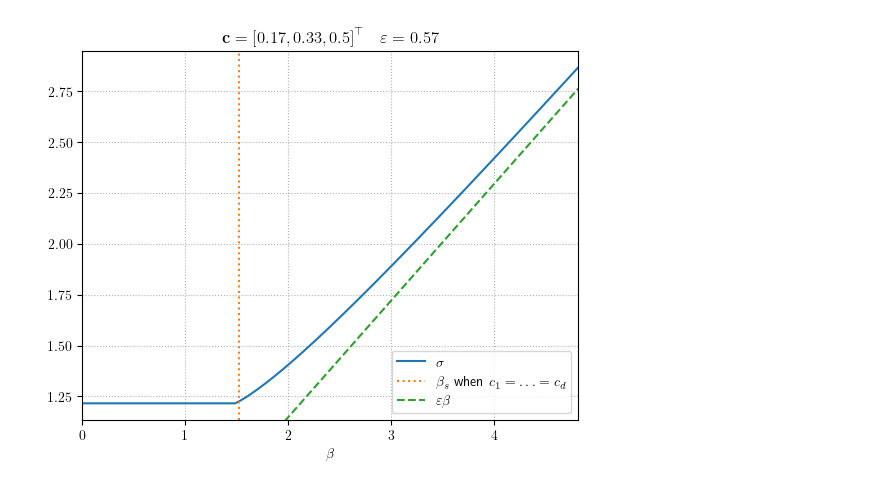
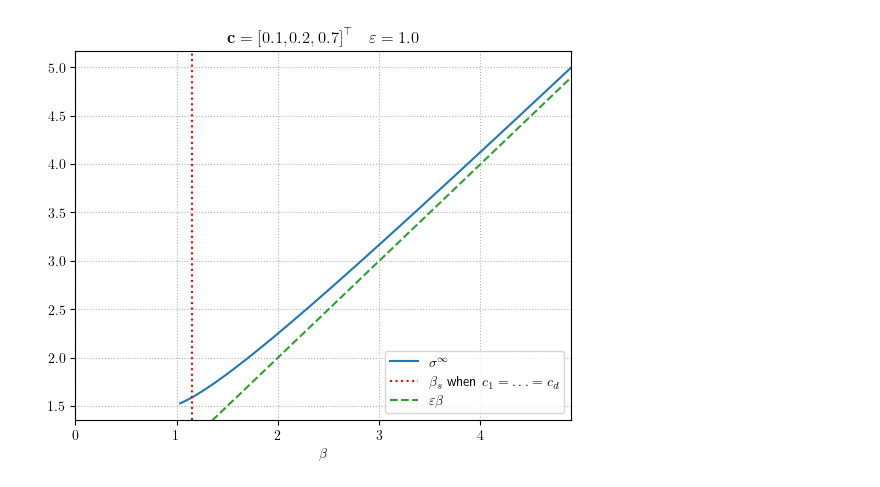
Before and after one commit to HugoLebeau/tensor_rank1approx, a Jupyter notebook: phase_transition.ipynb, the cells around one changed output. Drawn from its saved outputs; the diff is of its cells as text; code cells hidden in the pictures.

```diff
--- a/phase_transition.ipynb
+++ b/phase_transition.ipynb
@@ -10,16 +10,17 @@ plt.style.use('default')
 plt.rcParams["text.usetex"] = True
 # %%
 # Set parameters
-c = np.array([1/6, 1/3, 1/2])
-# c = np.array([1/4, 1/4, 1/4, 1/4])
-eps_r = np.linspace(0.1, 1, 20)
+c = np.array([0.1, 0.2, 0.7])
+eps_r = np.linspace(0.01, 1, 100)
 sigma_r = np.tile(np.linspace(0.1, 5, 200), (eps_r.size, 1))*eps_r[:, None]
+N = 200
 
 d = c.size
+ct = (N**(d-2))*np.prod(c[:-1])/c[-1]
 setting = "$\\mathbf{{c}} = {{{}}}^\\top$".format(list(np.round(c, 2)))
 
-beta_r = np.zeros_like(sigma_r)
-align_r = np.zeros((*sigma_r.shape, c.size))
-mask = np.zeros_like(sigma_r, dtype=bool)
+beta_r = np.empty_like(sigma_r)*np.nan
+align_r = np.empty((*sigma_r.shape, c.size))*np.nan
 beta_pht = np.empty_like(eps_r)*np.nan
 align_pht = np.empty((eps_r.size, d))*np.nan
+kernel_pht = np.empty_like(eps_r)*np.nan
@@ -48,16 +27,34 @@ for i, eps in enumerate(tqdm(eps_r)):
+# %%
+# Compute asymptotic alignments, phase transition and kernel phase transition
+tol = 1e-5
+mask = np.zeros_like(sigma_r, dtype=bool)
+
+for i, eps in enumerate(tqdm(eps_r)):
+    gg = utils.stieltjes(sigma_r[i], c, eps)
+    g, gi = gg['g'].real, gg['gi'].real.T
+    mask[i] = (gg['g'].imag < tol)
+    if np.any(mask[i]):
+        align2 = 1-eps*gi[mask[i]]**2/c
+        align_r[i, mask[i]] = np.sqrt(np.where(align2 < 0, np.nan, align2)) # asymptotic alignments
+        beta_r[i, mask[i]] = (sigma_r[i, mask[i]]/eps+g[mask[i]])/np.prod(align_r[i, mask[i]], axis=1) # beta(sigma)
+        if not np.all(np.isnan(beta_r[i])):
+            beta_pht[i] = np.nanmin(beta_r[i]) # beta at phase transition
+            align_pht[i] = align_r[i, np.nanargmin(beta_r[i])] # alignments at phase transition
+    kernel_pht[i] = np.sqrt(np.roots([1, 2/eps, (1-ct)/eps**2, -2*ct/eps**3, -ct/eps**4]).real.max()) # kernel phase transition
 # %%
-i = eps_r.size//2
-setting_i = setting+"$\\quad \\varepsilon = {}$".format(np.round(eps_r[i], 2))
+# i_eps = eps_r.size//3
+i_eps = -1
+setting_eps = setting+"$\\quad \\varepsilon = {}$".format(np.round(eps_r[i_eps], 2))
 # %%
-plt.plot(beta_r[i], sigma_r[i], color='C0', label="$\\sigma$")
-plt.axvline(x=np.sqrt(((d-1)/(eps_r[i]*d))*((d-1)/(d-2))**(d-2)), color='C1', ls=':', label="$\\beta_s$ when $c_1 = \\dots = c_d$")
+plt.plot(beta_r[i_eps], sigma_r[i_eps], color='C0', label="$\\sigma^\\infty$")
+plt.axvline(x=np.sqrt(((d-1)/(eps_r[i_eps]*d))*((d-1)/(d-2))**(d-2)), color='red', ls=':', label="$\\beta_s$ when $c_1 = \\dots = c_d$")
 ylim = plt.ylim()
-plt.plot(beta_r[i], eps_r[i]*beta_r[i], color='C2', ls='--', label="$\\varepsilon \\beta$")
-plt.xlim(beta_r[i].min(), beta_r[i].max())
+plt.plot(beta_r[i_eps], eps_r[i_eps]*beta_r[i_eps], color='C2', ls='--', label="$\\varepsilon \\beta$")
+plt.xlim(0, np.nanmax(beta_r[i_eps]))
 plt.ylim(*ylim)
 plt.grid(ls=':')
 plt.xlabel("$\\beta$")
 plt.legend()
-plt.title(setting_i);
+plt.title(setting_eps);
 # %% [output]
-[figure, old version]
+[figure, new version]
```
Also changed, not shown: parts of 5 cells of this notebook.
